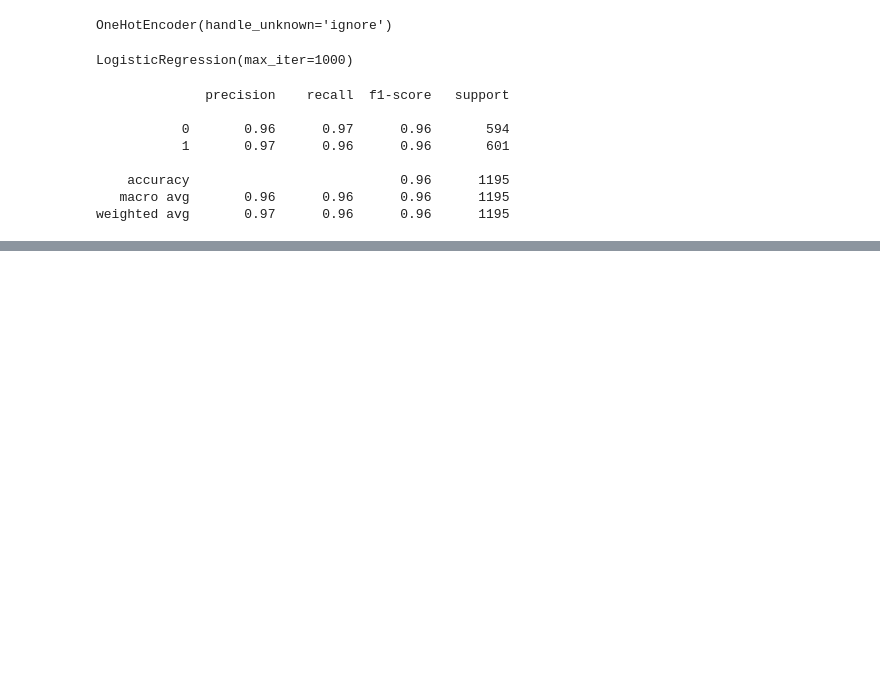
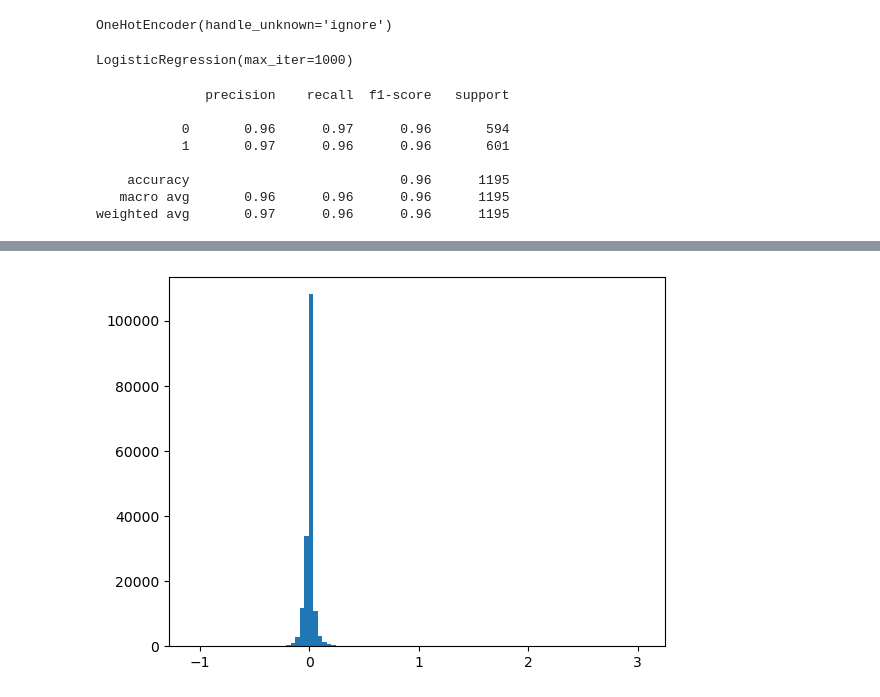
Before and after one commit to ben-dom393/DSA4263_Dating_Fraud, a Jupyter notebook: notebooks/profiles_logistic_regression.ipynb, the cells around one changed output, grey strips where cells are left out. Drawn from its saved outputs; the diff is of its cells as text; code cells hidden in the pictures; blank space fills up the shorter version.

```diff
--- a/notebooks/profiles_logistic_regression.ipynb
+++ b/notebooks/profiles_logistic_regression.ipynb
@@ -122,0 +161,6 @@ array([0.26940718, 0.26906604, 0.26904928, ..., 0.7256274 , 0.26949777,
+# %%
+model = LogisticRegression(max_iter=1000)
+model.fit(X_train_bow, y_train)
+
+y_pred = model.predict(X_test_bow)
+print(classification_report(y_test, y_pred))
@@ -122,0 +176,10 @@ array([0.26940718, 0.26906604, 0.26904928, ..., 0.7256274 , 0.26949777,
+# %%
+vectorizer = CountVectorizer(stop_words=stopwords.words("english"), ngram_range=(1,3))
+X_train_bow = vectorizer.fit_transform(X_train)
+X_test_bow = vectorizer.transform(X_test)
+# %%
+model = LogisticRegression(max_iter=1000)
+model.fit(X_train_bow, y_train)
+
+y_pred = model.predict(X_test_bow)
+print(classification_report(y_test, y_pred))
@@ -122,0 +195,3 @@ array([0.26940718, 0.26906604, 0.26904928, ..., 0.7256274 , 0.26949777,
+# %%
+feature_importance = pd.DataFrame(zip(vectorizer.get_feature_names_out(), np.transpose(model.coef_).flatten()), columns=['features', 'coef'])
+feature_importance.sort_values(by='coef', ascending=False)[:20]
@@ -122,0 +231,5 @@ array([0.26940718, 0.26906604, 0.26904928, ..., 0.7256274 , 0.26949777,
+# %%
+plt.hist(feature_importance["coef"], bins=100)
+plt.show()
+# %% [output]
+[figure, added]
```
Also changed, not shown: parts of 40 cells of this notebook.
